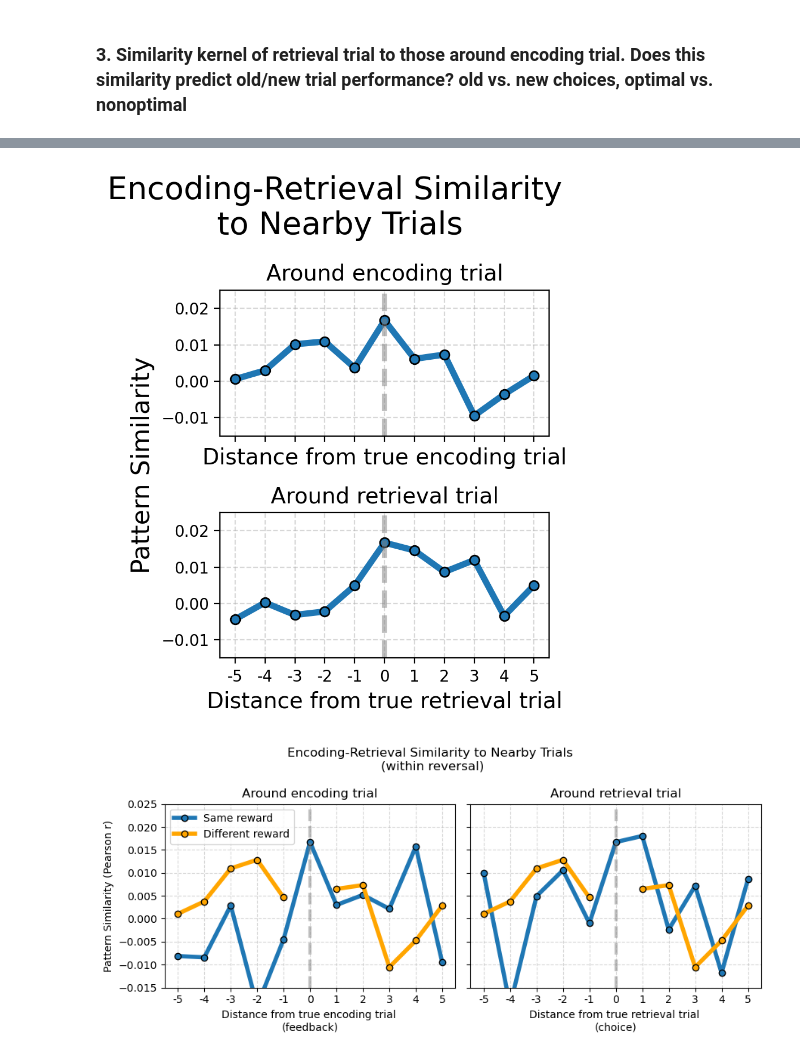
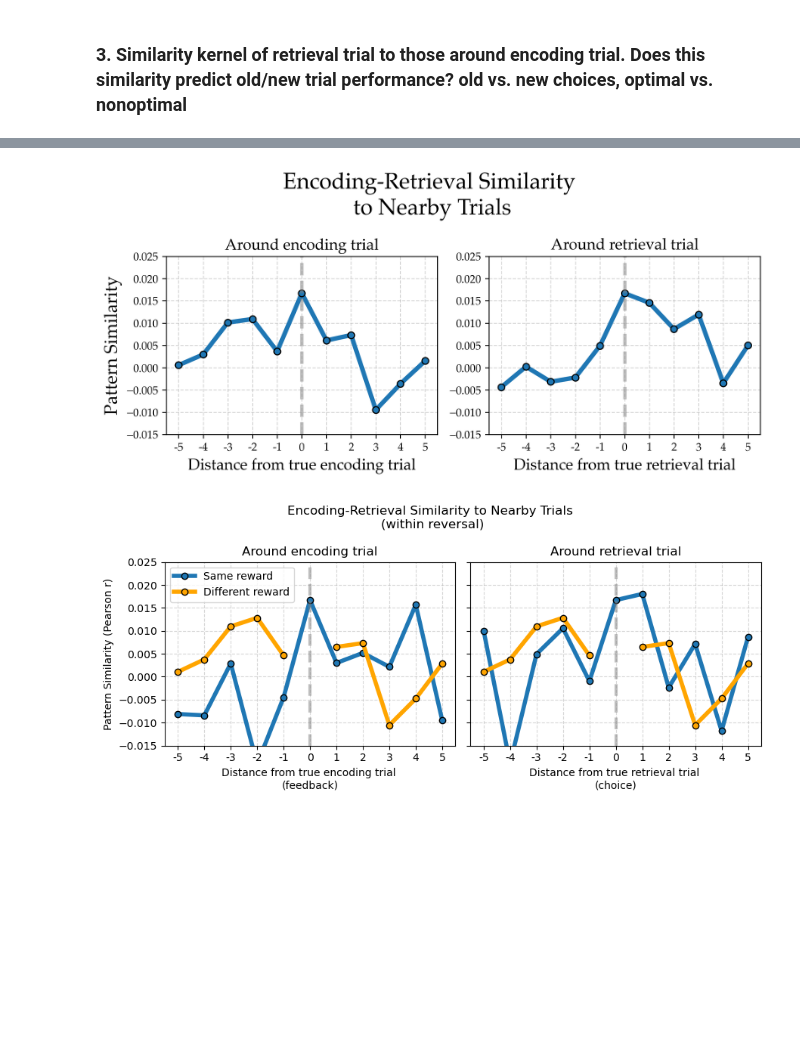
Before and after one commit to csiyer/hybrid_rl, a Jupyter notebook: fmri_analysis/neural_patterns.ipynb, the cells around one changed output, grey strips where cells are left out. Cells and saved outputs as stored; diff of their text form; code cells hidden in the pictures; blank space fills up the shorter version.

```diff
--- a/fmri_analysis/neural_patterns.ipynb
+++ b/fmri_analysis/neural_patterns.ipynb
@@ -14,6 +14,8 @@ np.random.seed(1)
 
 bids_dir = '/Volumes/shohamy-locker/chris/hybrid_mri_bids'
 nibs_dir = f'{bids_dir}/derivatives/nibetaseries'
+
+plt.rcParams['font.family'] = 'Palatino'
 # %%
 # all_patterns = nh.get_all_roi_patterns('hipp') # all_patterns[sub_num]['choice/fb'] = array(~300 trials x ~400 vox)
 # all_patterns = nh.get_all_roi_patterns('loc')  # (~300 trials x ~700 voxels)
@@ -24,7 +26,7 @@ nibs_dir = f'{bids_dir}/derivatives/nibetaseries'
 # vmpfc_patterns = nh.get_all_roi_patterns('vmpfc')
 
 import pickle
-with open("/Volumes/shohamy-locker/chris/hybrid_mri_bids/derivatives/nibetaseries/vmpfc_patterns.pkl", "rb") as f:
+with open(f"{bids_dir}/derivatives/nibetaseries/vmpfc_patterns.pkl", "rb") as f:
     vmpfc_patterns = pickle.load(f)
 # %% [markdown]
 What's happening in this task?
@@ -363,10 +363,9 @@ nh.plot_enc_kernel_double(ret_to_enc,enc_to_ret, figtitle="Encoding-Retrieval Si
 # %%
 nh.plot_enc_kernel_double(ret_to_enc,enc_to_ret, figtitle="Encoding-Retrieval Similarity \nto Nearby Trials",
                           xlabels=["Distance from true encoding trial", "Distance from true retrieval trial"],
-                          titles=["Around encoding trial", "Around retrieval trial"],
-                          ylabel='                              Pattern Similarity')
+                          titles=["Around encoding trial", "Around retrieval trial"]) # ,vertical=True
 # %% [output]
-[figure, old version]
+[figure, new version]
 # %%
 # what could be driving this lingering (and asymmetric) effect ?
 # separate trials that match value and trials with mismatched value
```
Also changed, not shown: parts of 9 cells of this notebook, 4 other files.
